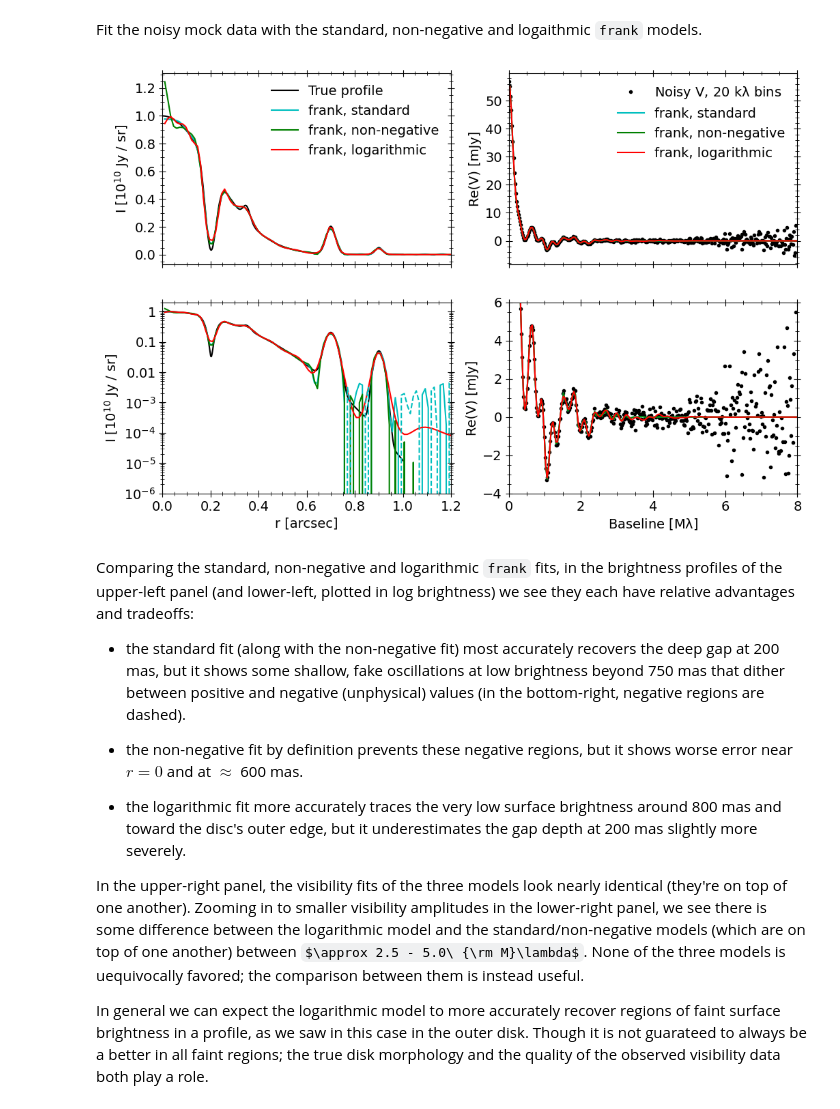
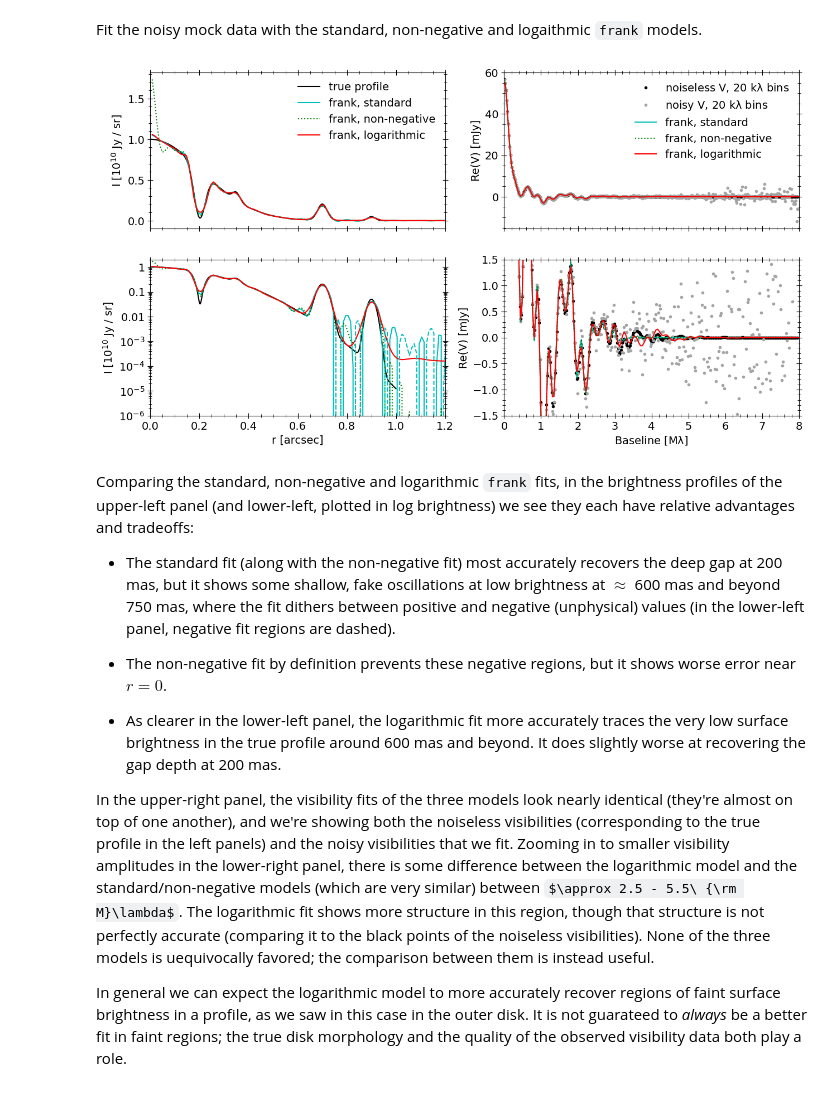
Before and after one commit to discsim/frank, a Jupyter notebook: docs/tutorials/lognormal_fit.ipynb, the cells around one changed output. Drawn from its saved outputs; the diff is of its cells as text; code cells hidden in the pictures; some formulas as TeX source.

Commit message:
update plot, text in lognormal tutorial

```diff
--- a/docs/tutorials/lognormal_fit.ipynb
+++ b/docs/tutorials/lognormal_fit.ipynb
@@ -59,15 +59,21 @@ u, v, vis, weights = [as209_dat[k] for k in ['u', 'v', 'V', 'weights']]
 # we'll use the inc and PA to deproject the (u, v) coordinates
 geom = FixedGeometry(inc=34.97, PA=85.76, dRA=1.9e-3, dDec=2.5e-3)
 # %%
-# sample the mock profile at the deprojected data baselines,
-# adding Gaussian noise according to the data weights
-baselines, V_noisy = make_mock_data(r, I, Rmax=2.0, u=u, v=v, geometry=geom,
-                                    add_noise=True, weights=weights)
+# sample the mock profile at the deprojected data baselines.
+# we'll generate the noiseless visibilities first, then add noise,
+# because we want the true visibility profile for later comparison
+# to the frank fits. Alternatively we could add noise straight away with
+# make_mock_data(r, I, Rmax=2.0, u=u, v=v, geometry=geom,
+#                add_noise=True, weights=weights)
+baselines, V_noiseless = make_mock_data(r, I, Rmax=2.0, u=u, v=v, geometry=geom)
+
+# add Gaussian noise according to the data weights
+V_noisy = add_vis_noise(V_noiseless, weights, seed=47)
 # %% [markdown]
 Fit the noisy mock data with the standard, non-negative and logaithmic `frank` models.
 # %%
 # choose frank hyperparameters
-Rmax, N, alpha, weights_smooth = 2.5, 200, 1.01, 1e-1
+Rmax, N, alpha, weights_smooth = 2.5, 250, 1.01, 1e-1
 # %%
 # standard and non-negative fits:
 
@@ -98,61 +104,67 @@ sol_log = FF_log.fit(u, v, V_noisy, weights)
 # sample the visibility fit
 vis_fit_log = sol_log.predict_deprojected(sol_log.q).real
 # %%
-# bin the mock data and plot them, along with each of the 3 fits
+# bin the mock data (both the noiseless and noisy) and plot them,
+# along with each of the 3 frank fits
 
 # bin size [lambda]
 bin_width = 20e3
 
-binned_uv = UVDataBinner(baselines, V_noisy, weights=weights, bin_width=bin_width)
-baselines_bin = binned_uv.uv
-V_noisy_bin = binned_uv.V
+bin_noiseless = UVDataBinner(baselines, V_noiseless, weights=weights, bin_width=bin_width)
+bin_noisy = UVDataBinner(baselines, V_noisy, weights=weights, bin_width=bin_width)
 
-fig, axs = plt.subplots(2, 2, sharex='col', figsize=(12,8))
+baselines_bin = bin_noiseless.uv
+V_noiseless_bin = bin_noiseless.V
+V_noisy_bin = bin_noisy.V
+
+fig, axs = plt.subplots(2, 2, sharex='col', figsize=(15,8))
 
 # brightness profile plots
 for ax in [axs[0][0], axs[1][0]]:
-    ax.plot(r, I / 1e10, 'k-', label='True profile')
+    ax.plot(r, I / 1e10, 'k-', label='true profile')
 
     ax.plot(sol.r, sol.I / 1e10, 'c', label='frank, standard')
-    ax.plot(sol.r, I_nn / 1e10, 'g', label='frank, non-negative')
+    ax.plot(sol.r, I_nn / 1e10, 'g:', label='frank, non-negative')
     ax.plot(sol_log.r, sol_log.I / 1e10, 'r', label='frank, logarithmic')
 
     ax.set_ylabel(r'I $[10^{10}$ Jy / sr]')
     ax.set_xlim(0,1.2)
 
 axs[1][0].plot(sol.r, -sol.I / 1e10, 'c--')
 
 axs[0][0].legend()
 axs[1][0].set_xlabel('r [arcsec]')
 axs[1][0].set_yscale('log')
 axs[1][0].set_ylim(1e-6,2)
 
 # visibility plots
 for ax in [axs[0][1], axs[1][1]]:
-    ax.plot(baselines_bin / 1e6, V_noisy_bin * 1e3, 'k.',
-            label='Noisy V, {:.0f} k$\lambda$ bins'.format(bin_width/1e3))
+    ax.plot(baselines_bin / 1e6, V_noiseless_bin * 1e3, 'k.',
+            label='noiseless V, {:.0f} k$\lambda$ bins'.format(bin_width/1e3))
+    ax.plot(baselines_bin / 1e6, V_noisy_bin * 1e3, '.', c='#a4a4a4',
+            label='noisy V, {:.0f} k$\lambda$ bins'.format(bin_width/1e3))
 
     ax.plot(sol.q / 1e6, vis_fit * 1e3, 'c', label='frank, standard')
-    ax.plot(sol.q / 1e6, vis_fit_nn * 1e3, 'g', label='frank, non-negative')
+    ax.plot(sol.q / 1e6, vis_fit_nn * 1e3, 'g:', label='frank, non-negative')
     ax.plot(sol_log.q / 1e6, vis_fit_log * 1e3, 'r', label='frank, logarithmic')
 
     ax.set_ylabel('Re(V) [mJy]')
     ax.set_xlim(0,8)
 
 axs[0][1].legend()
 axs[1][1].set_xlabel(r'Baseline [M$\lambda$]')
-axs[1][1].set_ylim(-4, 6);
+axs[1][1].set_ylim(-1.5, 1.5);
 # %% [output]
-[figure, old version]
+[figure, new version]
 # %% [markdown]
 Comparing the standard, non-negative and logarithmic `frank` fits, in the brightness profiles of the upper-left panel (and lower-left, plotted in log brightness) we see they each have relative advantages and tradeoffs:
 
-- the standard fit (along with the non-negative fit) most accurately recovers the deep gap at 200 mas, but it shows some shallow, fake oscillations at low brightness beyond 750 mas that dither between positive and negative (unphysical) values (in the bottom-right, negative regions are dashed).
+- The standard fit (along with the non-negative fit) most accurately recovers the deep gap at 200 mas, but it shows some shallow, fake oscillations at low brightness at $\approx$ 600 mas and beyond 750 mas, where the fit dithers between positive and negative (unphysical) values (in the lower-left panel, negative fit regions are dashed).
 
-- the non-negative fit by definition prevents these negative regions, but it shows worse error near $r=0$ and at $\approx$ 600 mas.
+- The non-negative fit by definition prevents these negative regions, but it shows worse error near $r=0$.
 
-- the logarithmic fit more accurately traces the very low surface brightness around 800 mas and toward the disc's outer edge, but it underestimates the gap depth at 200 mas slightly more severely.
+- As clearer in the lower-left panel, the logarithmic fit more accurately traces the very low surface brightness in the true profile around 600 mas and beyond. It does slightly worse at recovering the gap depth at 200 mas.
 
-In the upper-right panel, the visibility fits of the three models look nearly identical (they're on top of one another). Zooming in to smaller visibility amplitudes in the lower-right panel, we see there is some difference between the logarithmic model and the standard/non-negative models (which are on top of one another) between $\approx 2.5 - 5.0\ {\rm M}\lambda$. None of the three models is uequivocally favored; the comparison between them is instead useful.
+In the upper-right panel, the visibility fits of the three models look nearly identical (they're almost on top of one another), and we're showing both the noiseless visibilities (corresponding to the true profile in the left panels) and the noisy visibilities that we fit. Zooming in to smaller visibility amplitudes in the lower-right panel, there is some difference between the logarithmic model and the standard/non-negative models (which are very similar) between $\approx 2.5 - 5.5\ {\rm M}\lambda$. The logarithmic fit shows more structure in this region, though that structure is not perfectly accurate (comparing it to the black points of the noiseless visibilities). None of the three models is uequivocally favored; the comparison between them is instead useful.
 
-In general we can expect the logarithmic model to more accurately recover regions of faint surface brightness in a profile, as we saw in this case in the outer disk. Though it is not guarateed to always be a better in all faint regions; the true disk morphology and the quality of the observed visibility data both play a role.
+In general we can expect the logarithmic model to more accurately recover regions of faint surface brightness in a profile, as we saw in this case in the outer disk. It is not guarateed to _always_ be a better fit in faint regions; the true disk morphology and the quality of the observed visibility data both play a role.
```
Also changed, not shown: parts of 1 cell of this notebook.
